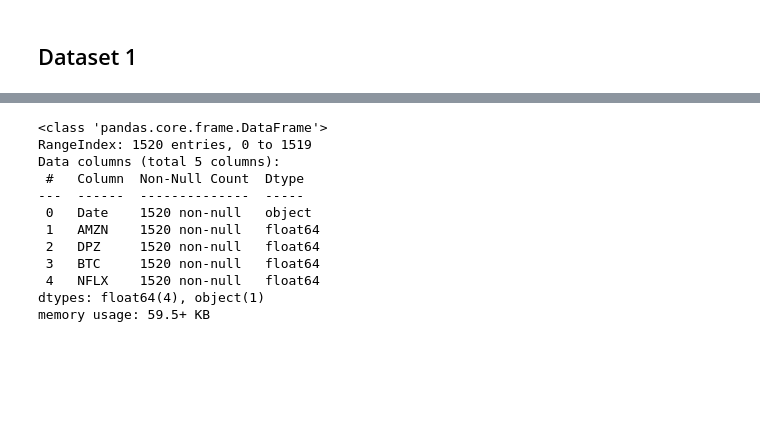
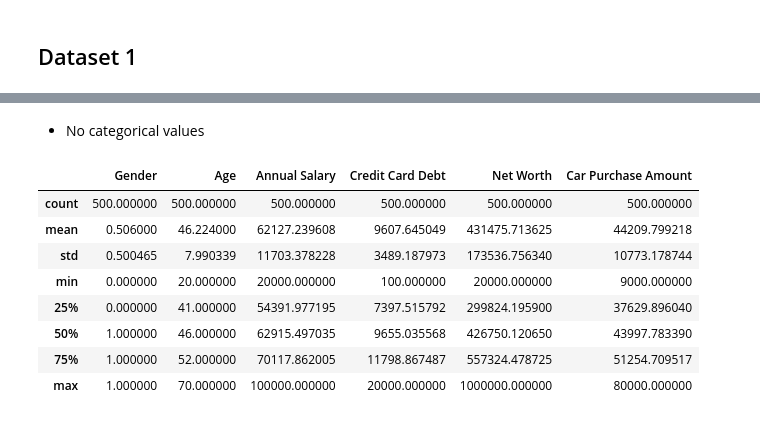
Before and after one commit to LarsonBodden/Car-Purchasing-Model, a Jupyter notebook: Project_2.ipynb, the cells around one changed output, grey strips where cells are left out. Drawn from its saved outputs; the diff is of its cells as text; code cells hidden in the pictures; blank space fills up the shorter version.

```diff
--- a/Project_2.ipynb
+++ b/Project_2.ipynb
@@ -103,4 +74,0 @@ df.head()
-# %%
-filename = '/content/drive/MyDrive/Coding Dojo - Data Science Bootcamp/Colab Notebooks/Projects/portfolio_data.csv'
-df = pd.read_csv(filename)
-df.head()
@@ -114,15 +130,14 @@ df.head()
+# %% [markdown]
+- No categorical values
 # %%
-df.info()
+df.describe()
 # %% [output]
-<class 'pandas.core.frame.DataFrame'>
-RangeIndex: 1520 entries, 0 to 1519
-Data columns (total 5 columns):
- #   Column  Non-Null Count  Dtype
----  ------  --------------  -----
- 0   Date    1520 non-null   object
- 1   AMZN    1520 non-null   float64
- 2   DPZ     1520 non-null   float64
- 3   BTC     1520 non-null   float64
- 4   NFLX    1520 non-null   float64
-dtypes: float64(4), object(1)
-memory usage: 59.5+ KB
+|  | Gender | Age | Annual Salary | Credit Card Debt | Net Worth | Car Purchase Amount |
+| count | 500.000000 | 500.000000 | 500.000000 | 500.000000 | 500.000000 | 500.000000 |
+| mean | 0.506000 | 46.224000 | 62127.239608 | 9607.645049 | 431475.713625 | 44209.799218 |
+| std | 0.500465 | 7.990339 | 11703.378228 | 3489.187973 | 173536.756340 | 10773.178744 |
+| min | 0.000000 | 20.000000 | 20000.000000 | 100.000000 | 20000.000000 | 9000.000000 |
+| 25% | 0.000000 | 41.000000 | 54391.977195 | 7397.515792 | 299824.195900 | 37629.896040 |
+| 50% | 1.000000 | 46.000000 | 62915.497035 | 9655.035568 | 426750.120650 | 43997.783390 |
+| 75% | 1.000000 | 52.000000 | 70117.862005 | 11798.867487 | 557324.478725 | 51254.709517 |
+| max | 1.000000 | 70.000000 | 100000.000000 | 20000.000000 | 1000000.000000 | 80000.000000 |
```
Also changed, not shown: parts of 23 cells of this notebook.
